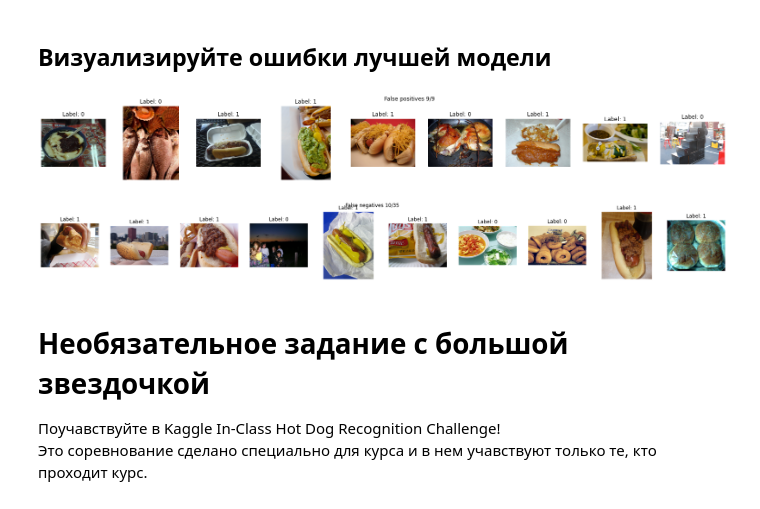
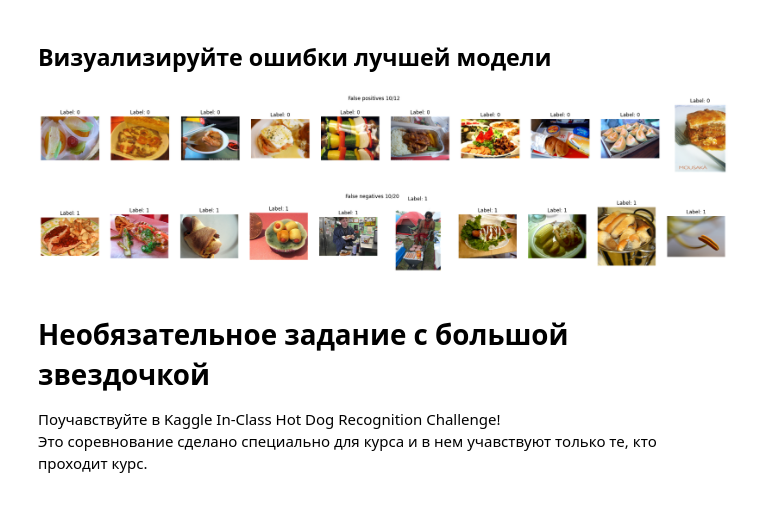
Before and after one commit to pishchev/Deep_learning, a Jupyter notebook: assignment4/HotdogOrNot.ipynb, the cells around one changed output. Saved outputs shown, nothing was run; the diff lists cells and outputs as text; code cells hidden in the pictures.

```diff
--- a/assignment4/HotdogOrNot.ipynb
+++ b/assignment4/HotdogOrNot.ipynb
@@ -521,16 +521,14 @@ F1: 0.969, P: 0.889, R: 0.927
 # %% [markdown]
 ## Визуализируйте ошибки лучшей модели
 # %%
-# TODO Visualize false positives and false negatives of the best model on the validation set
-false_positive_indices = np.where((predictions != gt) & (predictions == 1) & (gt == 0))[0]
+false_positive_indices = [val_indices[i] for i in np.where( predictions & ~gt)[0]]
 visualize_samples(orig_dataset, false_positive_indices, "False positives")
 
-
-false_negatives_indices = np.where((predictions != gt) & (predictions == 0) & (gt == 1))[0]
-visualize_samples(orig_dataset, false_negatives_indices, "False negatives")
+false_negative_indices = [val_indices[i] for i in np.where( ~predictions & gt)[0]]
+visualize_samples(orig_dataset, false_negative_indices, "False negatives")
 # %% [output]
-[figure, old version]
+[figure, new version]
-[figure, old version]
+[figure, new version]
 # %% [markdown]
 # Необязательное задание с большой звездочкой
 
```
Also changed, not shown: parts of 9 cells of this notebook.
